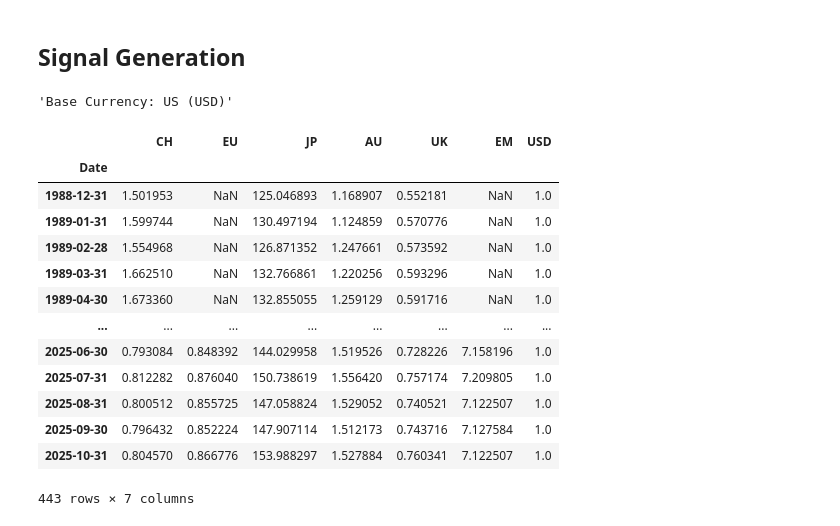
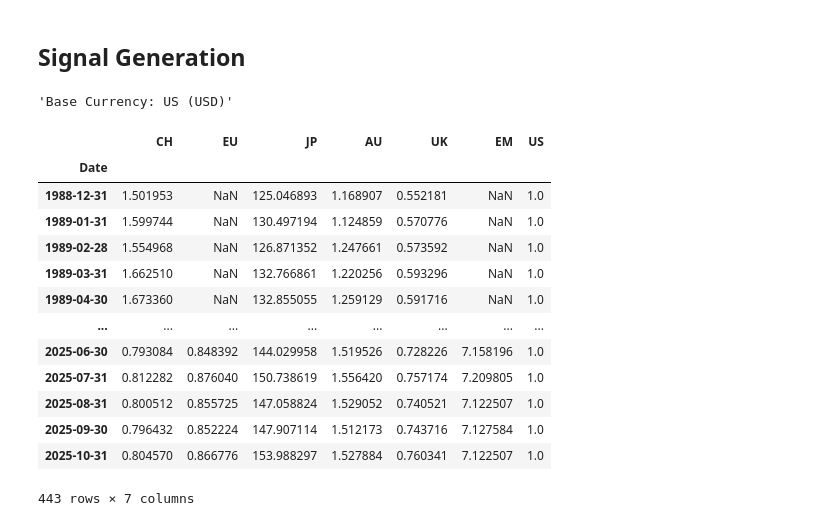
Before and after one commit to DanUZH/PMP_December_8, a Jupyter notebook: Code_Ryan/International Trade Portfolios/IT_Equities.ipynb, the cells around one changed output. Cells and saved outputs as stored; diff of their text form; code cells hidden in the pictures.

```diff
--- a/Code_Ryan/International Trade Portfolios/IT_Equities.ipynb
+++ b/Code_Ryan/International Trade Portfolios/IT_Equities.ipynb
@@ -281,23 +281,23 @@ display(equity_XR)
 # %%
 # --- Compute International Trade Signal ---
 # 1. INVERT QUOTES where necessary (Make everything USD base)
 # Example: If you have EURUSD, invert it to get USDEUR
 # (Skip this if your data is already "Foreign per USD")
 
 currency_spot_US_base = currency_spot.copy()
 currency_spot_US_base['EU'] = 1 / currency_spot['EU']
 currency_spot_US_base['CH'] = 1 / currency_spot['CH']
 currency_spot_US_base['JP'] = 1 / currency_spot['JP']
 currency_spot_US_base['AU'] = 1 / currency_spot['AU']
 currency_spot_US_base['UK'] = 1 / currency_spot['UK']
 currency_spot_US_base['EM'] = 1 / currency_spot['EM']
-currency_spot_US_base['USD'] = 1.0
+currency_spot_US_base['US'] = 1.0
 
 display('Base Currency: US (USD)')
 display(currency_spot_US_base)
 # %% [output]
 'Base Currency: US (USD)'
-|  | CH | EU | JP | AU | UK | EM | USD |
+|  | CH | EU | JP | AU | UK | EM | US |
 | Date |  |  |  |  |  |  |  |
 | 1988-12-31 | 1.501953 | NaN | 125.046893 | 1.168907 | 0.552181 | NaN | 1.0 |
 | 1989-01-31 | 1.599744 | NaN | 130.497194 | 1.124859 | 0.570776 | NaN | 1.0 |
```
Also changed, not shown: parts of 3 cells of this notebook.
